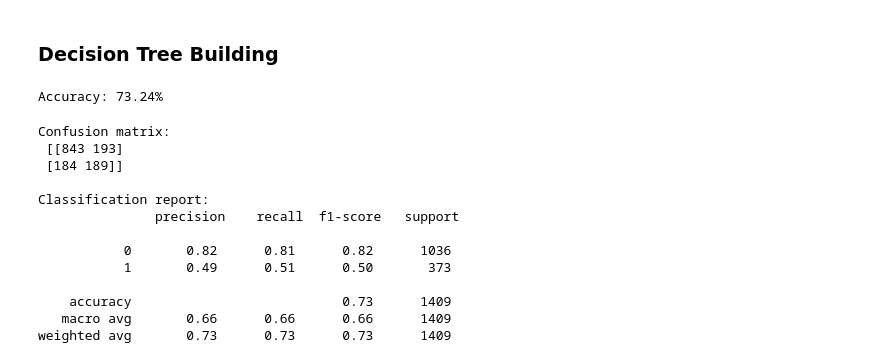
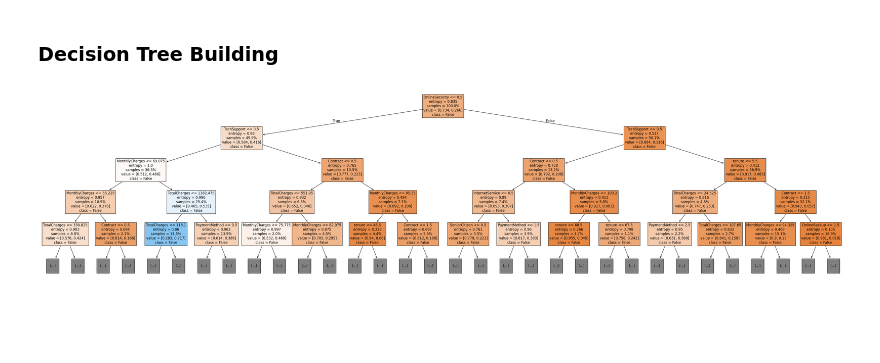
Before and after one commit to fmah922-code/Churn-Analysis, a Jupyter notebook: scripts/DecisionTree.ipynb, the cells around one changed output. Saved outputs shown, nothing was run; the diff lists cells and outputs as text; code cells hidden in the pictures; blank space fills up the shorter version.

Commit message:
Near final finishes on Decision Tree

```diff
--- a/scripts/DecisionTree.ipynb
+++ b/scripts/DecisionTree.ipynb
@@ -93,35 +117,18 @@ Accuracy for default (Decision Tree): 0.7388218594748048
 # %% [markdown]
 ### Decision Tree Building
-# %%
-CD_X_train, CD_X_test, CD_y_train, CD_y_test = train_test_split(
-    Churn_X, Churn_y, test_size=0.2, random_state=42
-)
-
-model = DecisionTreeClassifier()
-
-model.fit(CD_X_train, CD_y_train)
-
-Churn_y_pred = model.predict(CD_X_test)
-
-round(accuracy_score(CD_y_test, Churn_y_pred)*100, 2)
-
-print('Accuracy: ' + str(round(accuracy_score(CD_y_test, Churn_y_pred)*100, 2)) + '%')
-# %% [output]
-Accuracy: 73.24%
-# %%
-print("Confusion matrix: \n", confusion_matrix(CD_y_test, Churn_y_pred))
-print("\nClassification report: \n", classification_report(CD_y_test, Churn_y_pred))
-# %% [output]
-Confusion matrix:
- [[843 193]
- [184 189]]
-
-Classification report:
-               precision    recall  f1-score   support
-
-           0       0.82      0.81      0.82      1036
-           1       0.49      0.51      0.50       373
-
-    accuracy                           0.73      1409
-   macro avg       0.66      0.66      0.66      1409
-weighted avg       0.73      0.73      0.73      1409
+# %%
+from sklearn import tree
+import matplotlib.pyplot as plt
+
+plt.figure(figsize=(50,12))
+
+figures = tree.plot_tree(gs.best_estimator_
+                ,max_depth=4
+                ,proportion=True
+                ,fontsize=12
+                ,feature_names=[header for header in ChurnData.columns]
+                ,filled=True
+                ,class_names=np.array([str(header == 'Churn') for header in ChurnData.columns])
+                )
+# %% [output]
+[figure, added]
```
Also changed, not shown: parts of 9 cells of this notebook, 2 other files.
